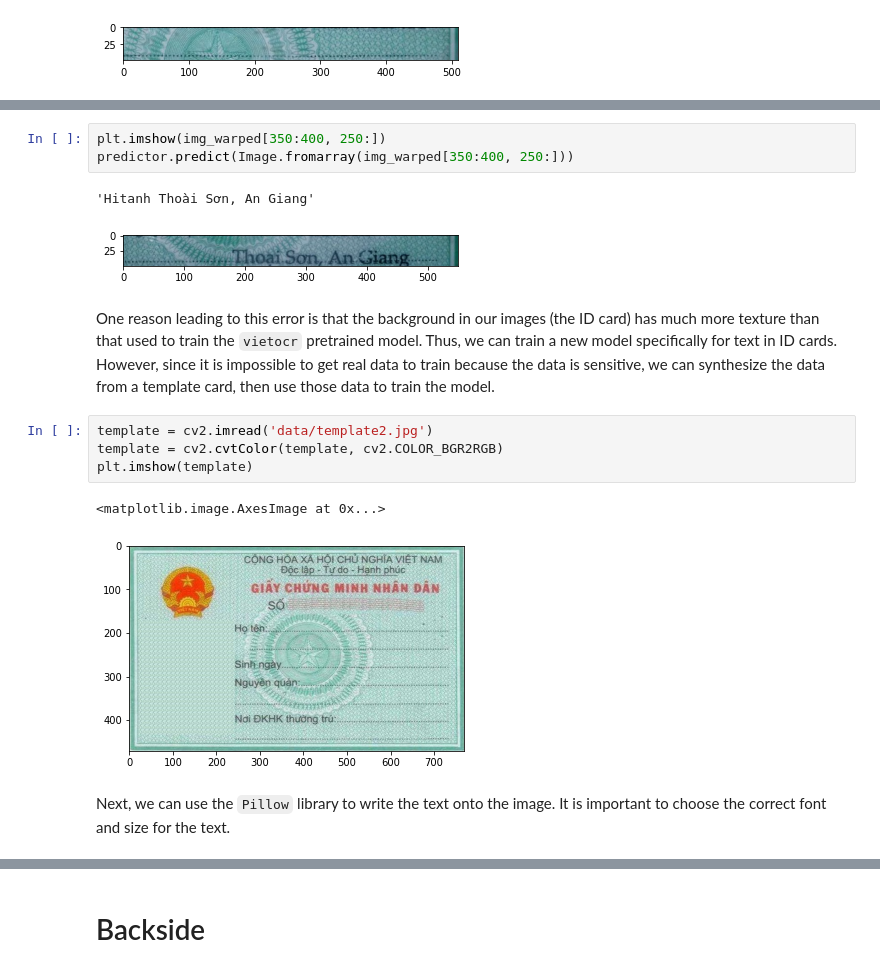
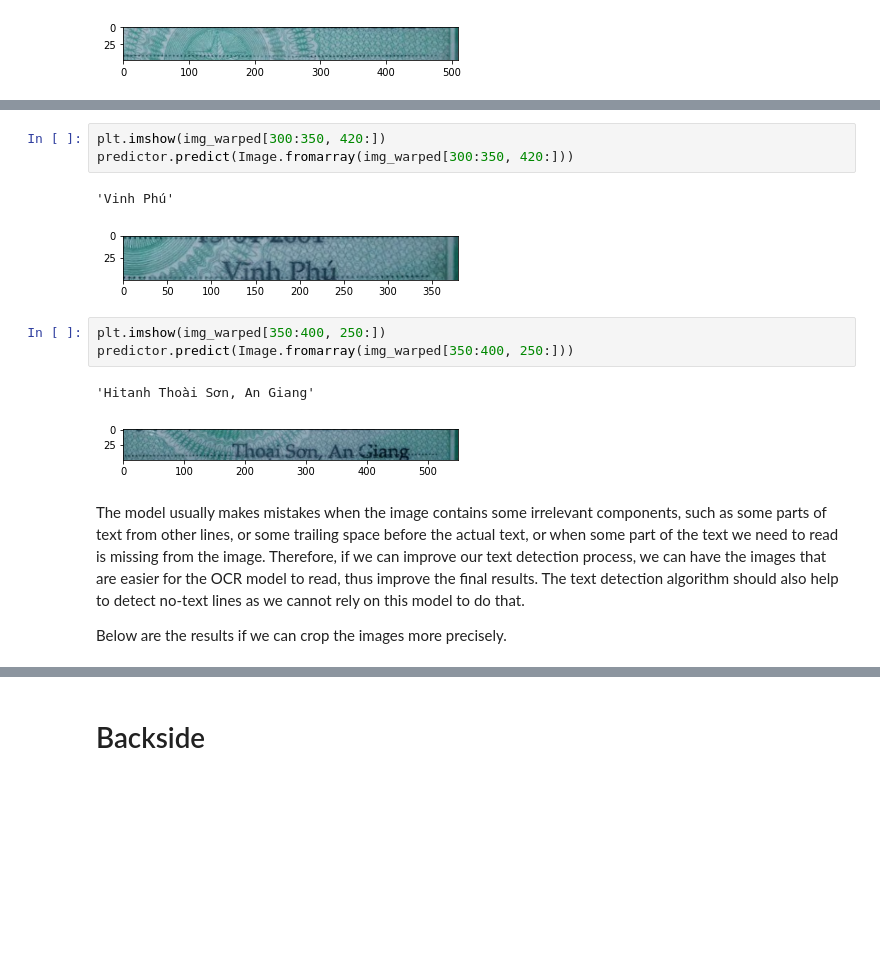
Before and after one commit to HoangCongDuc/vietnamese-id-card-extractor, a Jupyter notebook: methods-explanation.ipynb, the cells around one changed output, grey strips where cells are left out. Drawn from its saved outputs; the diff is of its cells as text; blank space fills up the shorter version.

Commit message:
Improve frontside reader with text detection

```diff
--- a/methods-explanation.ipynb
+++ b/methods-explanation.ipynb
@@ -210,3 +222,9 @@ predictor.predict(Image.fromarray(img_warped[215:265,290:]))
+# %%
+plt.imshow(img_warped[300:350, 420:])
+predictor.predict(Image.fromarray(img_warped[300:350, 420:]))
+# %% [output]
+'Vinh Phú'
+[figure, added]
 # %%
 plt.imshow(img_warped[350:400, 250:])
 predictor.predict(Image.fromarray(img_warped[350:400, 250:]))
@@ -214,13 +232,6 @@ predictor.predict(Image.fromarray(img_warped[350:400, 250:]))
 'Hitanh Thoài Sơn, An Giang'
 [figure]
 # %% [markdown]
-One reason leading to this error is that the background in our images (the ID card) has much more texture than that used to train the `vietocr` pretrained model. Thus, we can train a new model specifically for text in ID cards. However, since it is impossible to get real data to train because the data is sensitive, we can synthesize the data from a template card, then use those data to train the model.
+The model usually makes mistakes when the image contains some irrelevant components, such as some parts of text from other lines, or some trailing space before the actual text, or when some part of the text we need to read is missing from the image. Therefore, if we can improve our text detection process, we can have the images that are easier for the OCR model to read, thus improve the final results. The text detection algorithm should also help to detect no-text lines as we cannot rely on this model to do that.
+
+Below are the results if we can crop the images more precisely.
-# %%
-template = cv2.imread('data/template2.jpg')
-template = cv2.cvtColor(template, cv2.COLOR_BGR2RGB)
-plt.imshow(template)
-# %% [output]
-<matplotlib.image.AxesImage at 0x...>
-[figure, removed]
-# %% [markdown]
-Next, we can use the `Pillow` library to write the text onto the image. It is important to choose the correct font and size for the text.
```
Also changed, not shown: parts of 30 cells of this notebook, 11 other files.
